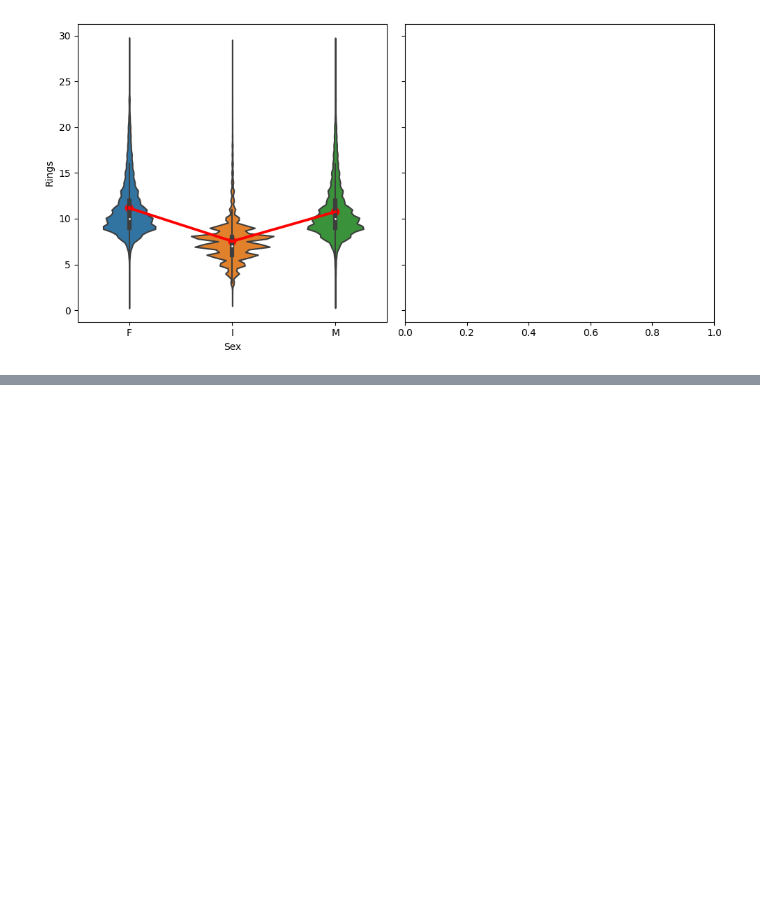
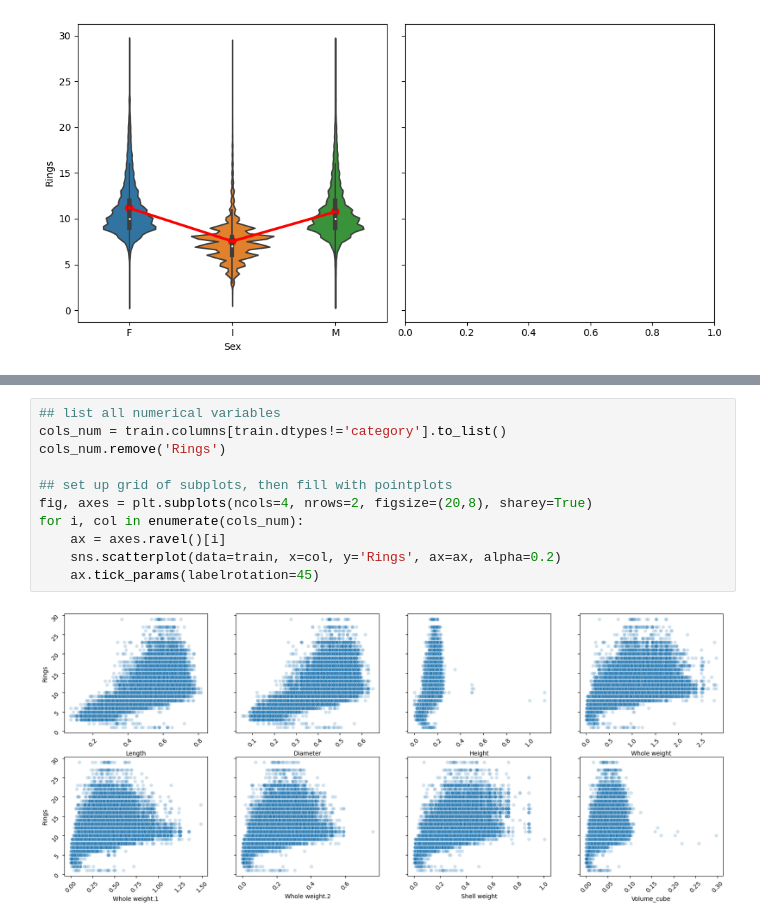
Before and after one commit to stephanie-yz/Kaggle_PG4.04_Abalone, a Jupyter notebook: 01_EDA.ipynb, the cells around one changed output, grey strips where cells are left out. Drawn from its saved outputs; the diff is of its cells as text; blank space fills up the shorter version.

```diff
--- a/01_EDA.ipynb
+++ b/01_EDA.ipynb
@@ -47,0 +60,13 @@ plt.tight_layout()
+# %%
+## list all numerical variables
+cols_num = train.columns[train.dtypes!='category'].to_list()
+cols_num.remove('Rings')
+
+## set up grid of subplots, then fill with pointplots
+fig, axes = plt.subplots(ncols=4, nrows=2, figsize=(20,8), sharey=True)
+for i, col in enumerate(cols_num):
+    ax = axes.ravel()[i]
+    sns.scatterplot(data=train, x=col, y='Rings', ax=ax, alpha=0.2)
+    ax.tick_params(labelrotation=45)
+# %% [output]
+[figure, added]
```
Also changed, not shown: parts of 2 cells of this notebook.
